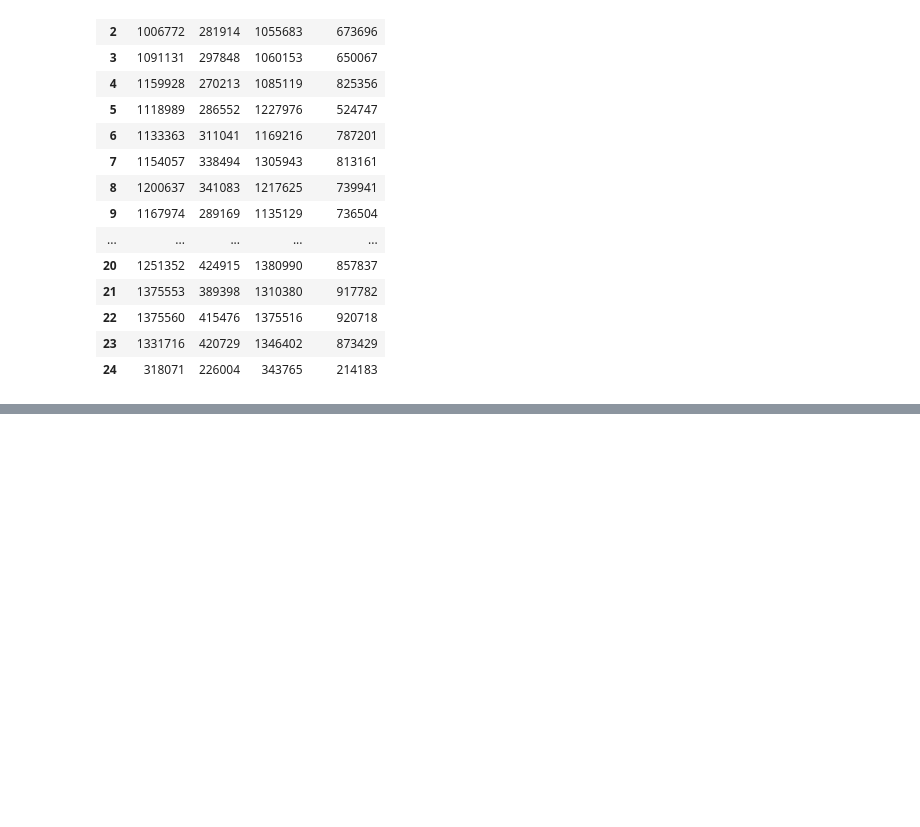
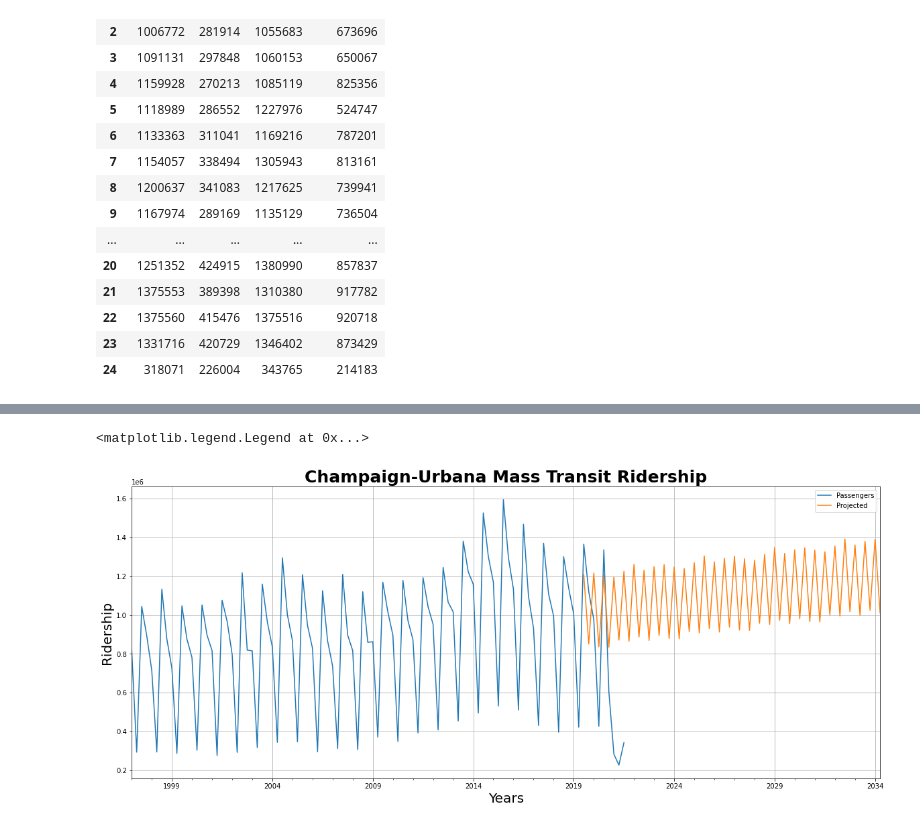
Before and after one commit to lotlouischoitslab/Champaign-Urbana_Bus_Ridership, a Jupyter notebook: champaign_bus_data_analysis.ipynb, the cells around one changed output, grey strips where cells are left out. Drawn from its saved outputs; the diff is of its cells as text; code cells hidden in the pictures; blank space fills up the shorter version.

```diff
--- a/champaign_bus_data_analysis.ipynb
+++ b/champaign_bus_data_analysis.ipynb
@@ -286,0 +303,13 @@ modified_time_df.plot(figsize=(12,8))
+# %%
+traffic_model = ExponentialSmoothing(training_df['Passengers'],trend='add',seasonal='add',seasonal_periods=14).fit()
+passenger_forecast = traffic_model.forecast(60)
+modified_time_df.plot(figsize=(20,8))
+passenger_forecast.plot(label='Projected')
+plt.grid()
+plt.xlabel('Years',fontsize=20)
+plt.ylabel('Ridership',fontsize=20)
+plt.title('Champaign-Urbana Mass Transit Ridership',fontsize=25,fontweight='bold')
+plt.legend()
+# %% [output]
+<matplotlib.legend.Legend at 0x...>
+[figure, added]
```
Also changed, not shown: parts of 25 cells of this notebook.
